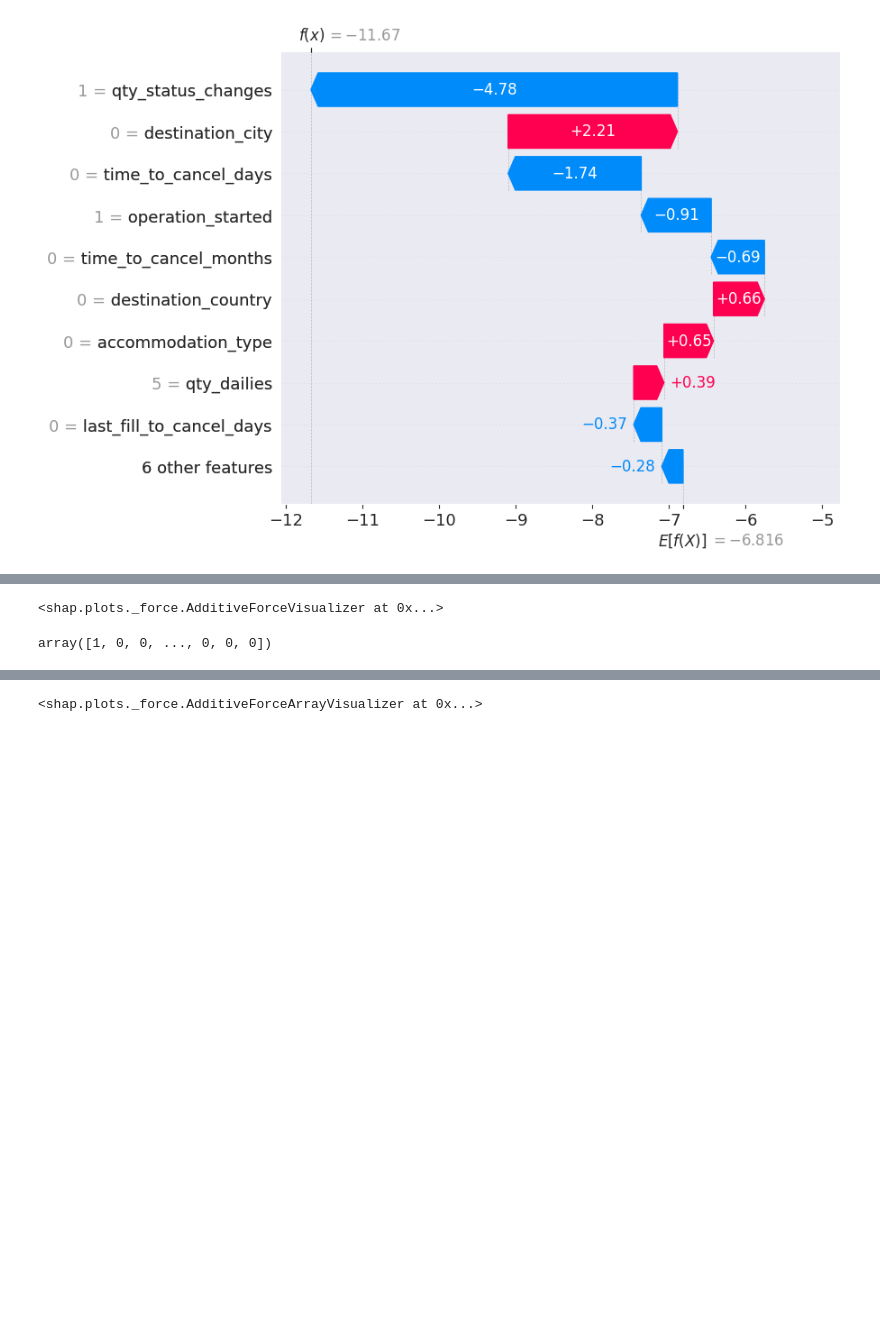
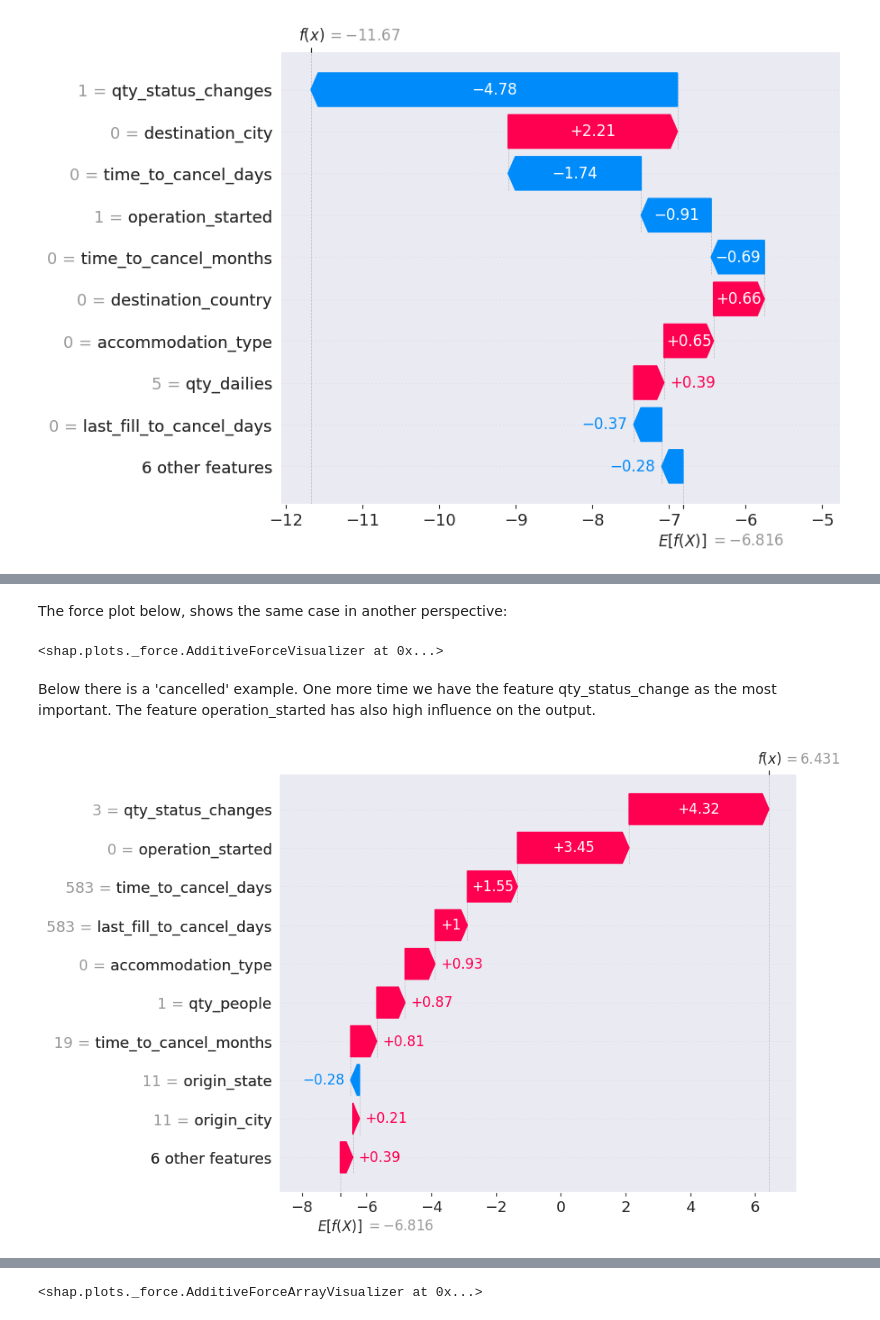
Before and after one commit to tamiriscrepalde/survival-analysis, a Jupyter notebook: notebooks/exploratory_data_analysis/packages_cancellation_analysis.ipynb, the cells around one changed output, grey strips where cells are left out. Drawn from its saved outputs; the diff is of its cells as text; code cells hidden in the pictures; blank space fills up the shorter version.

Commit message:
Finished SHAP analysis

```diff
--- a/notebooks/exploratory_data_analysis/packages_cancellation_analysis.ipynb
+++ b/notebooks/exploratory_data_analysis/packages_cancellation_analysis.ipynb
@@ -509,30 +513,10 @@ categorical_features
  'destination_country',
  'accommodation_type',
  'operation_started']
-# %%
-ocity = LabelEncoder()
-df['origin_city'] = ocity.fit_transform(df['origin_city'])
-
-ostate = LabelEncoder()
-df['origin_state'] = ostate.fit_transform(df['origin_state'])
-
-dtype = LabelEncoder()
-df['destination_type'] = dtype.fit_transform(df['destination_type'])
-
-dcity = LabelEncoder()
-df['destination_city'] = dcity.fit_transform(df['destination_city'])
-
-dstate = LabelEncoder()
-df['destination_state'] = dstate.fit_transform(df['destination_state'])
-
-dcountry = LabelEncoder()
-df['destination_country'] = dcountry.fit_transform(df['destination_country'])
-
-acctype = LabelEncoder()
-df['accommodation_type'] = acctype.fit_transform(df['accommodation_type'])
-
-opstarted = LabelEncoder()
-df['operation_started'] = opstarted.fit_transform(df['operation_started'])
+# %%
+for feature in categorical_features:
+    globals()[f'enc_{feature}'] = LabelEncoder()
+    df[feature] = globals()[f'enc_{feature}'].fit_transform(df[feature])
 # %% [markdown]
 The target we'll convert into 0 and 1:
 # %%
@@ -590,3 +581,5 @@ shap.plots.waterfall(shap_values[0])
+# %% [markdown]
+The force plot below, shows the same case in another perspective:
 # %%
 shap.plots.force(shap_values[0])
 # %% [output]
@@ -596,4 +587,6 @@ random_mask = np.random.choice(a=[0,1], size=y.shape, p=[0.9,0.1])
-# %%
-random_mask
-# %% [output]
-array([1, 0, 0, ..., 0, 0, 0])
+# %% [markdown]
+Below there is a 'cancelled' example. One more time we have the feature qty_status_change as the most important. The feature operation_started has also high influence on the output.
+# %%
+shap.plots.waterfall(shap_values[3])
+# %% [output]
+[figure, added]
```
Also changed, not shown: parts of 20 cells of this notebook.
